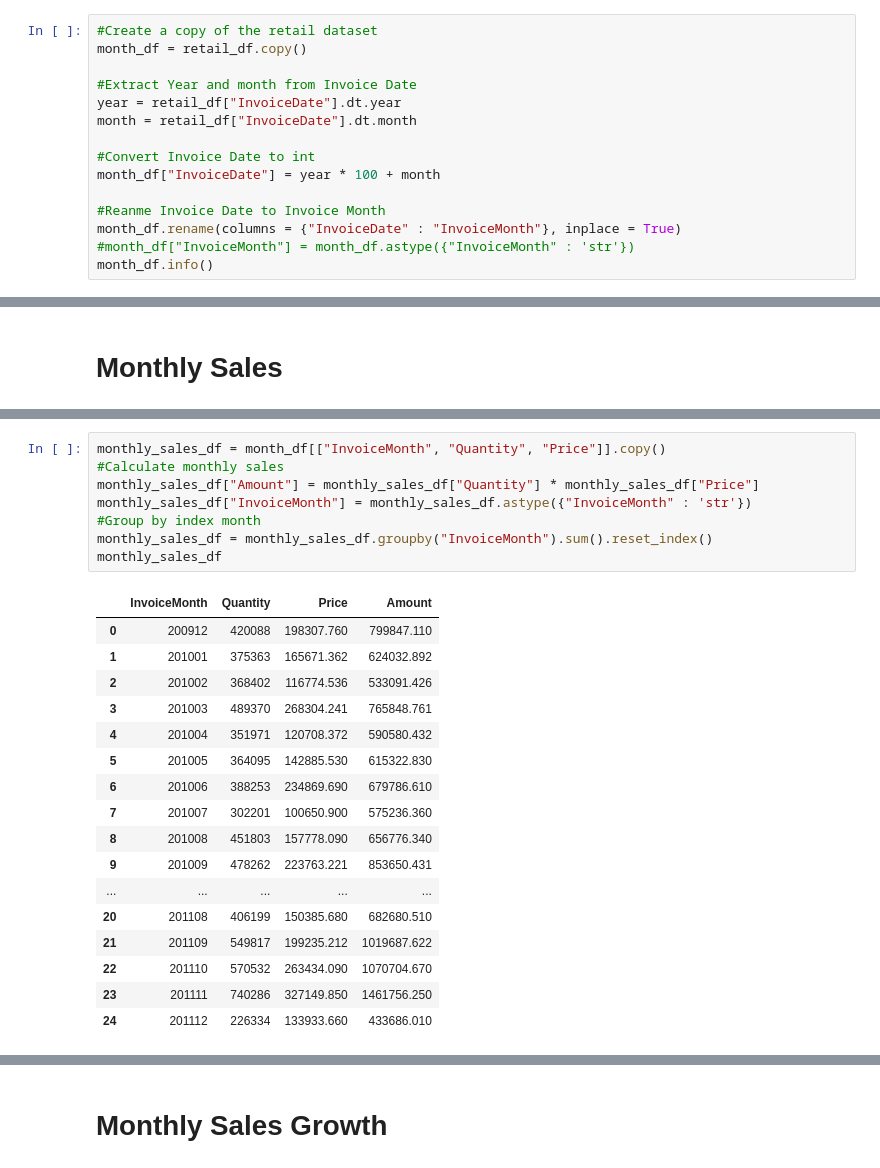
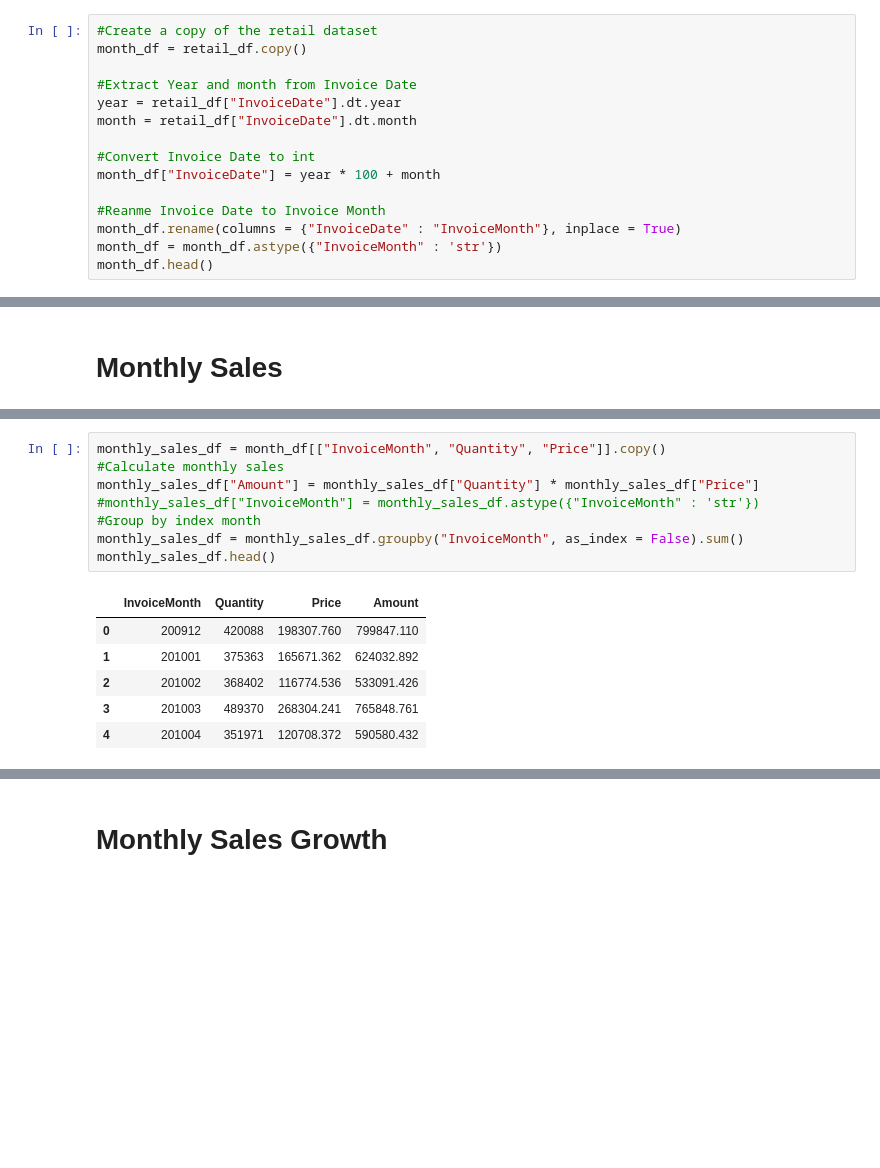
Before and after one commit to jarviscanada/jarvis_data_eng_MiguelDario, a Jupyter notebook: python_data_analytics/python_data_wrangling/retail_data_analytics_wrangling.ipynb, the cells around one changed output, grey strips where cells are left out. Saved outputs shown, nothing was run; the diff lists cells and outputs as text; blank space fills up the shorter version.

```diff
--- a/python_data_analytics/python_data_wrangling/retail_data_analytics_wrangling.ipynb
+++ b/python_data_analytics/python_data_wrangling/retail_data_analytics_wrangling.ipynb
@@ -291,6 +223,6 @@ month_df["InvoiceDate"] = year * 100 + month
 
 #Reanme Invoice Date to Invoice Month
 month_df.rename(columns = {"InvoiceDate" : "InvoiceMonth"}, inplace = True)
-#month_df["InvoiceMonth"] = month_df.astype({"InvoiceMonth" : 'str'})
-month_df.info()
+month_df = month_df.astype({"InvoiceMonth" : 'str'})
+month_df.head()
 # %% [output]
@@ -345,26 +297,15 @@ orders_df.plot(title = 'Monthly Placed and Cancelled Orders', xlabel = "Month",
 # %%
 monthly_sales_df = month_df[["InvoiceMonth", "Quantity", "Price"]].copy()
 #Calculate monthly sales
 monthly_sales_df["Amount"] = monthly_sales_df["Quantity"] * monthly_sales_df["Price"]
-monthly_sales_df["InvoiceMonth"] = monthly_sales_df.astype({"InvoiceMonth" : 'str'})
+#monthly_sales_df["InvoiceMonth"] = monthly_sales_df.astype({"InvoiceMonth" : 'str'})
 #Group by index month
-monthly_sales_df = monthly_sales_df.groupby("InvoiceMonth").sum().reset_index()
-monthly_sales_df
+monthly_sales_df = monthly_sales_df.groupby("InvoiceMonth", as_index = False).sum()
+monthly_sales_df.head()
 # %% [output]
 |  | InvoiceMonth | Quantity | Price | Amount |
 | 0 | 200912 | 420088 | 198307.760 | 799847.110 |
 | 1 | 201001 | 375363 | 165671.362 | 624032.892 |
 | 2 | 201002 | 368402 | 116774.536 | 533091.426 |
 | 3 | 201003 | 489370 | 268304.241 | 765848.761 |
 | 4 | 201004 | 351971 | 120708.372 | 590580.432 |
-| 5 | 201005 | 364095 | 142885.530 | 615322.830 |
-| 6 | 201006 | 388253 | 234869.690 | 679786.610 |
-| 7 | 201007 | 302201 | 100650.900 | 575236.360 |
-| 8 | 201008 | 451803 | 157778.090 | 656776.340 |
-| 9 | 201009 | 478262 | 223763.221 | 853650.431 |
-| ... | ... | ... | ... | ... |
-| 20 | 201108 | 406199 | 150385.680 | 682680.510 |
-| 21 | 201109 | 549817 | 199235.212 | 1019687.622 |
-| 22 | 201110 | 570532 | 263434.090 | 1070704.670 |
-| 23 | 201111 | 740286 | 327149.850 | 1461756.250 |
-| 24 | 201112 | 226334 | 133933.660 | 433686.010 |
```
Also changed, not shown: parts of 27 cells of this notebook.
